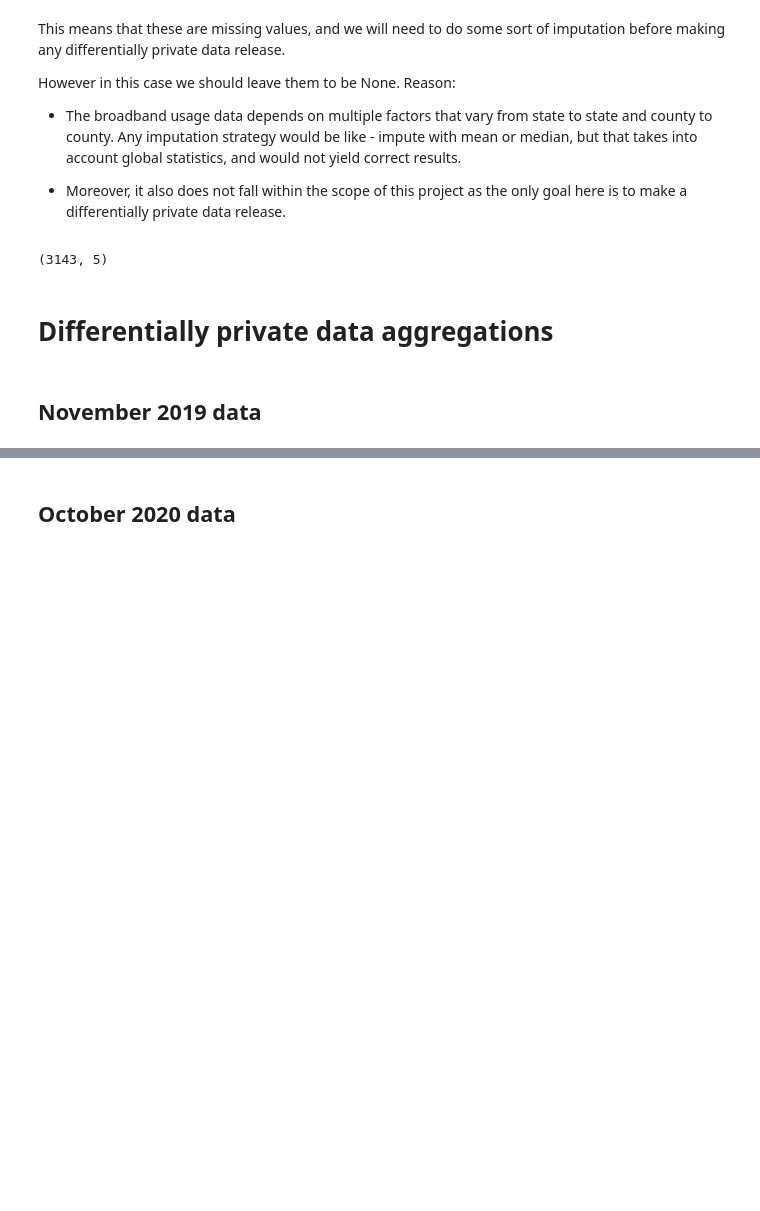
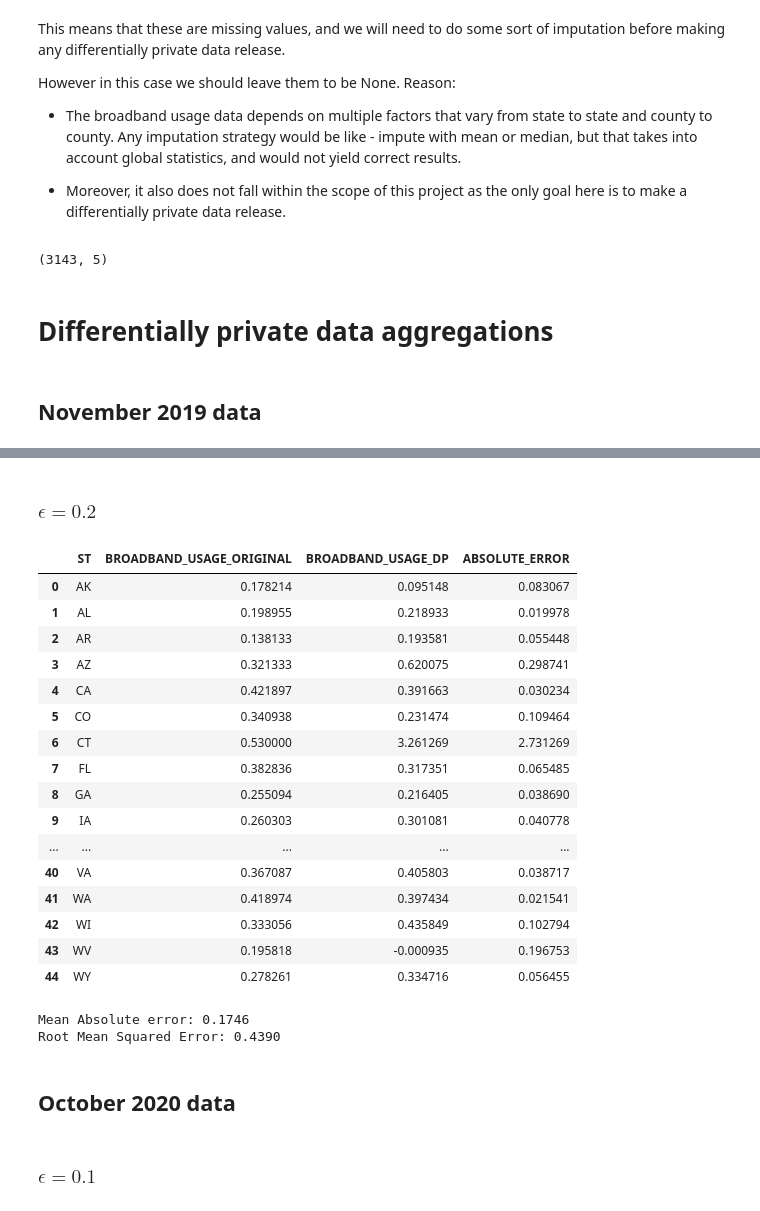
Before and after one commit to Roudranil/differential-privacy-implementation, a Jupyter notebook: src/differential-privacy.ipynb, the cells around one changed output, grey strips where cells are left out. Saved outputs shown, nothing was run; the diff lists cells and outputs as text; code cells hidden in the pictures; blank space fills up the shorter version.

Commit message:
[code] completed implementation of differential privacy for epsilon=0.2

```diff
--- a/src/differential-privacy.ipynb
+++ b/src/differential-privacy.ipynb
@@ -231,5 +233,42 @@ Root Mean Squared Error: 0.4059
+# %% [markdown]
+### $\epsilon=0.2$
+# %%
+final, mae, rmse = differential_privacy(
+    nov_2019.copy(),
+    "BROADBAND_USAGE",
+    0.2,
+    "../data/broadband_data_2019November_metadata.yaml",
+    "November2019",
+)
+# %%
+final
+# %% [output]
+|  | ST | BROADBAND_USAGE_ORIGINAL | BROADBAND_USAGE_DP | ABSOLUTE_ERROR |
+| 0 | AK | 0.178214 | 0.095148 | 0.083067 |
+| 1 | AL | 0.198955 | 0.218933 | 0.019978 |
+| 2 | AR | 0.138133 | 0.193581 | 0.055448 |
+| 3 | AZ | 0.321333 | 0.620075 | 0.298741 |
+| 4 | CA | 0.421897 | 0.391663 | 0.030234 |
+| 5 | CO | 0.340938 | 0.231474 | 0.109464 |
+| 6 | CT | 0.530000 | 3.261269 | 2.731269 |
+| 7 | FL | 0.382836 | 0.317351 | 0.065485 |
+| 8 | GA | 0.255094 | 0.216405 | 0.038690 |
+| 9 | IA | 0.260303 | 0.301081 | 0.040778 |
+| ... | ... | ... | ... | ... |
+| 40 | VA | 0.367087 | 0.405803 | 0.038717 |
+| 41 | WA | 0.418974 | 0.397434 | 0.021541 |
+| 42 | WI | 0.333056 | 0.435849 | 0.102794 |
+| 43 | WV | 0.195818 | -0.000935 | 0.196753 |
+| 44 | WY | 0.278261 | 0.334716 | 0.056455 |
+# %%
+print(f"Mean Absolute error: {mae:.4f}\nRoot Mean Squared Error: {rmse:.4f}")
+# %% [output]
+Mean Absolute error: 0.1746
+Root Mean Squared Error: 0.4390
 # %% [markdown]
 ## October 2020 data
+# %% [markdown]
+### $\epsilon=0.1$
 # %%
 final, mae, rmse = differential_privacy(
     oct_2020.copy(),
```
Also changed, not shown: parts of 9 cells of this notebook.
